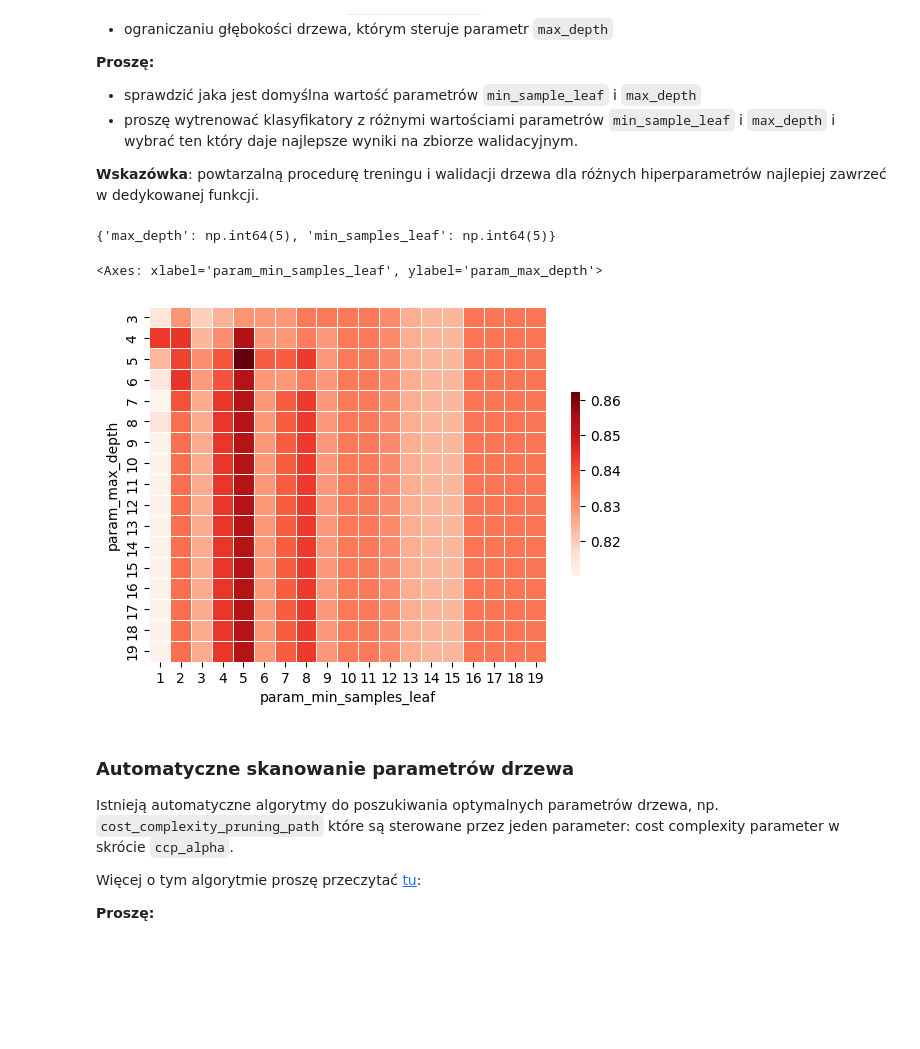
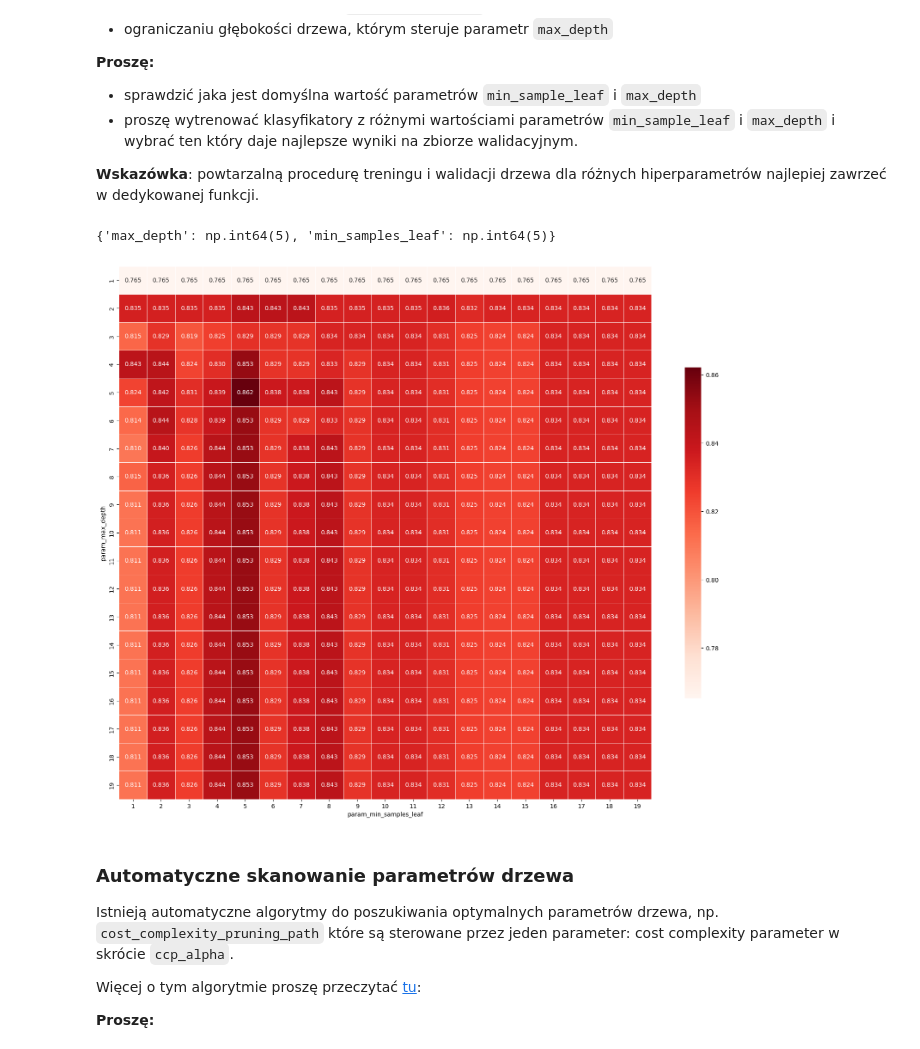
Before and after one commit to m-warda/ML2627, a Jupyter notebook: 08_Drzewa_decyzyjne_bez_gradboost.ipynb, the cells around one changed output. Cells and saved outputs as stored; diff of their text form; code cells hidden in the pictures; blank space fills up the shorter version.

```diff
--- a/08_Drzewa_decyzyjne_bez_gradboost.ipynb
+++ b/08_Drzewa_decyzyjne_bez_gradboost.ipynb
@@ -225,29 +225,29 @@ W przypadku drzew decyzyjnych regularyzacja polega przede wszystkim na:
 # %%
 def dtctv(X_train,X_test,y_train,y_test,mins,maxd):
   dtc=tree.DecisionTreeClassifier(min_samples_leaf=mins,max_depth=maxd)
   dtc.fit(X_train,y_train)
   print("Min na liść: ",mins," Max depth: ",maxd)
   printScores(dtc,X_test,y_test)
   print("\n\n")
 
 
 from sklearn.model_selection import GridSearchCV
 from sklearn.metrics import matthews_corrcoef, make_scorer
 
 mcc_scorer=make_scorer(matthews_corrcoef)
 dtc2=tree.DecisionTreeClassifier(random_state=0)
-parameters={"min_samples_leaf":np.arange(1,20),"max_depth":np.arange(3,20)}
+parameters={"min_samples_leaf":np.arange(1,20),"max_depth":np.arange(1,20)}
 clf=GridSearchCV(dtc2,parameters,scoring=mcc_scorer)
 clf.fit(X=df_train,y=y_train)
 print(clf.best_params_)
 
 results_df=pd.DataFrame(clf.cv_results_)
 scores_matrix=results_df.pivot(index="param_max_depth",columns="param_min_samples_leaf",values="mean_test_score")
-sns.heatmap(scores_matrix, square=True, linewidths=.5, cbar_kws={"shrink": .5}, cmap='Reds')
+fig1=plt.subplots(figsize=(20,20))
+fig1=sns.heatmap(scores_matrix, square=True, linewidths=.5, cbar_kws={"shrink": .5}, cmap='Reds',annot=True,fmt=".3f")
 # %% [output]
 {'max_depth': np.int64(5), 'min_samples_leaf': np.int64(5)}
-<Axes: xlabel='param_min_samples_leaf', ylabel='param_max_depth'>
-[figure, old version]
+[figure, new version]
 # %% [markdown]
 ### Automatyczne skanowanie parametrów drzewa
 
```
Also changed, not shown: parts of 10 cells of this notebook.
